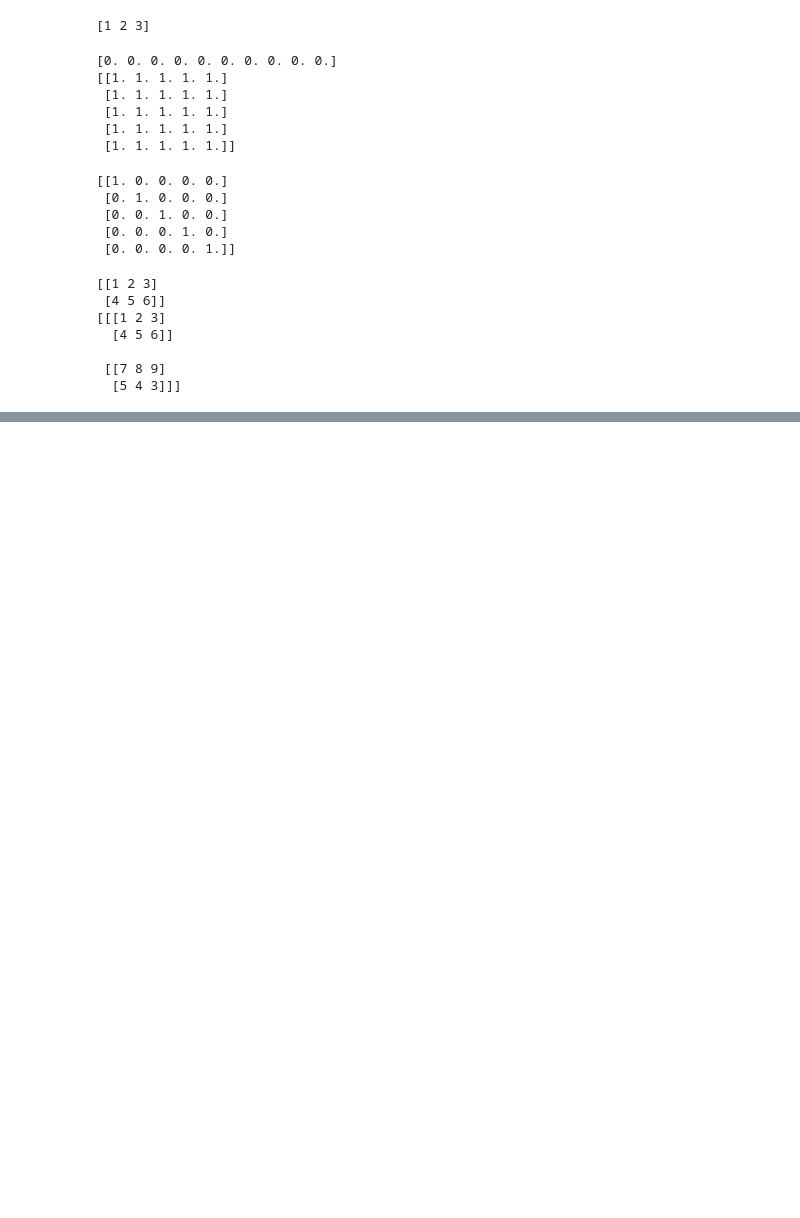
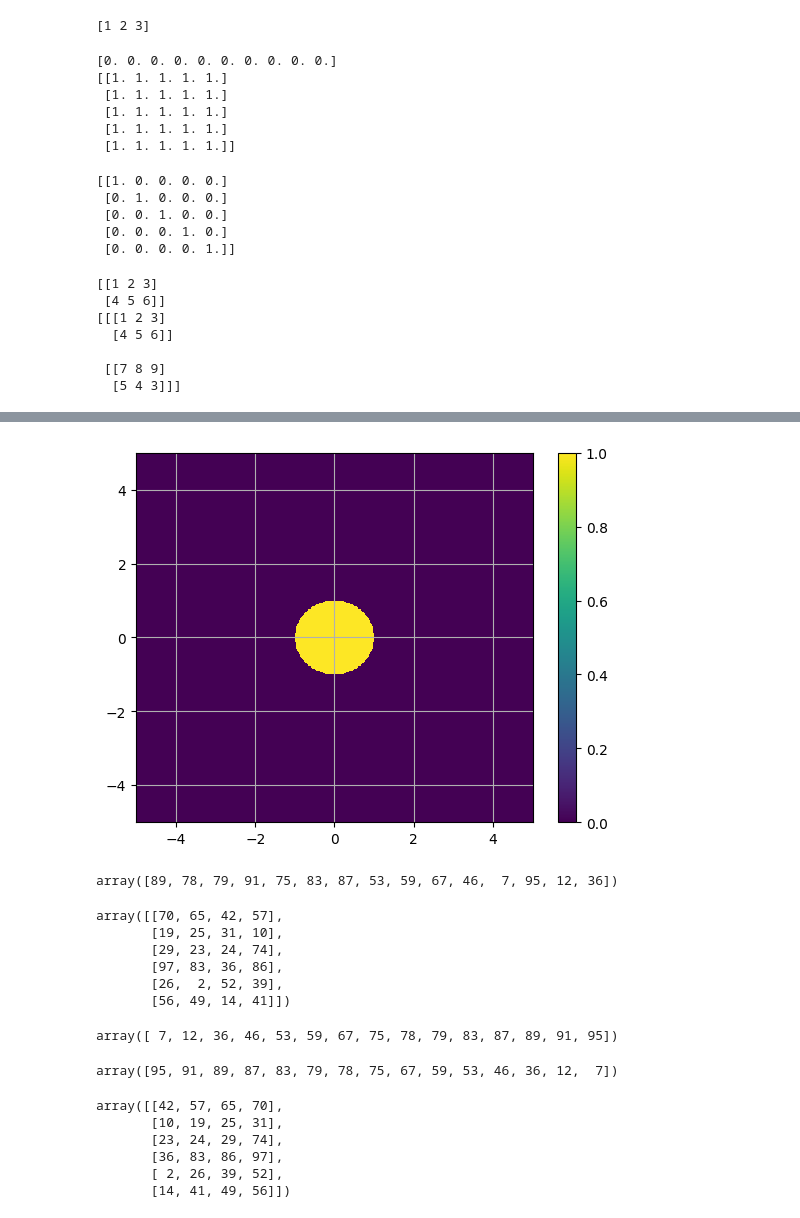
Before and after one commit to santhimaddipudi/Python-work, a Jupyter notebook: numpy_python.ipynb, the cells around one changed output, grey strips where cells are left out. Cells and saved outputs as stored; diff of their text form; code cells hidden in the pictures; blank space fills up the shorter version.

```diff
--- a/numpy_python.ipynb
+++ b/numpy_python.ipynb
@@ -45,0 +206,47 @@ print(c)
+# %%
+import numpy as np
+import matplotlib.pyplot as plt
+def f(x, y):
+ return np.where((x**2 + y**2 < 1), 1.0, 0.0)
+x = np.linspace(-5, 5, 500)
+y = np.linspace(-5, 5, 500)
+xv, yv = np.meshgrid(x, y)
+rectangular_mask = f(xv, yv)
+plt.pcolormesh(xv, yv, rectangular_mask, shading='auto')
+plt.colorbar()
+plt.grid()
+plt.show()
+# %% [output]
+[figure, added]
+# %%
+a= np.random.randint(1,100,15) #1D
+a
+# %% [output]
+array([89, 78, 79, 91, 75, 83, 87, 53, 59, 67, 46,  7, 95, 12, 36])
+# %%
+b = np.random.randint(1,100,24).reshape(6,4) # 2D
+b
+# %% [output]
+array([[70, 65, 42, 57],
+       [19, 25, 31, 10],
+       [29, 23, 24, 74],
+       [97, 83, 36, 86],
+       [26,  2, 52, 39],
+       [56, 49, 14, 41]])
+# %%
+np.sort(a)#default asc
+# %% [output]
+array([ 7, 12, 36, 46, 53, 59, 67, 75, 78, 79, 83, 87, 89, 91, 95])
+# %%
+np.sort(a)[::-1]#desc
+# %% [output]
+array([95, 91, 89, 87, 83, 79, 78, 75, 67, 59, 53, 46, 36, 12,  7])
+# %%
+np.sort(b)#sort rows,it is default
+# %% [output]
+array([[42, 57, 65, 70],
+       [10, 19, 25, 31],
+       [23, 24, 29, 74],
+       [36, 83, 86, 97],
+       [ 2, 26, 39, 52],
+       [14, 41, 49, 56]])
```
Also changed, not shown: parts of 30 cells of this notebook.
